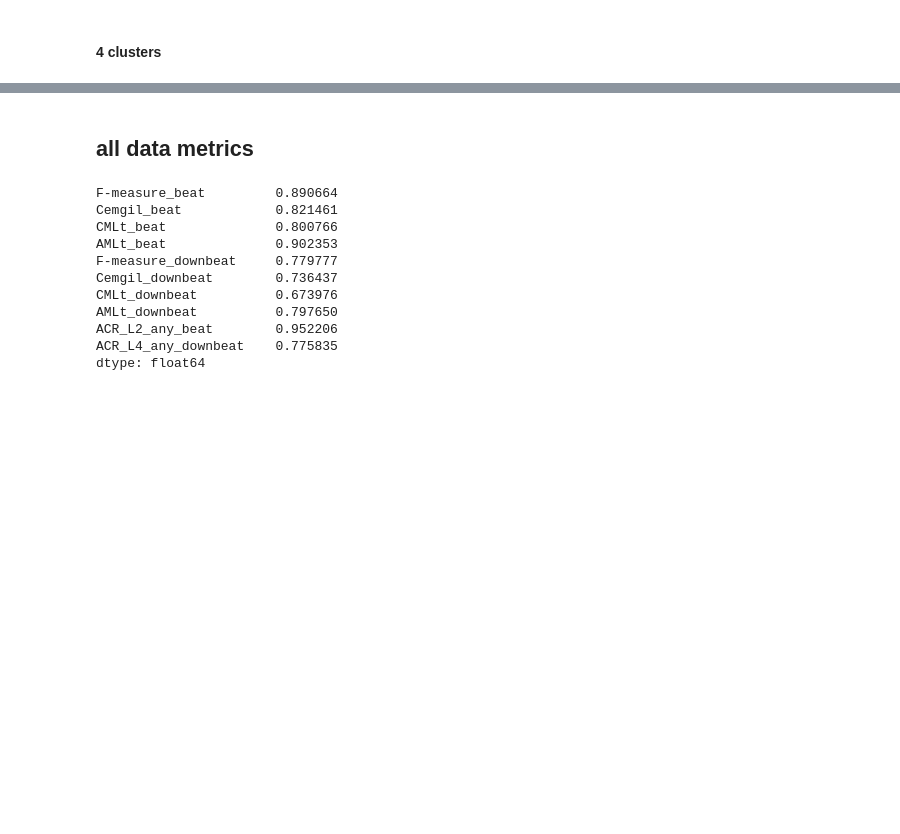
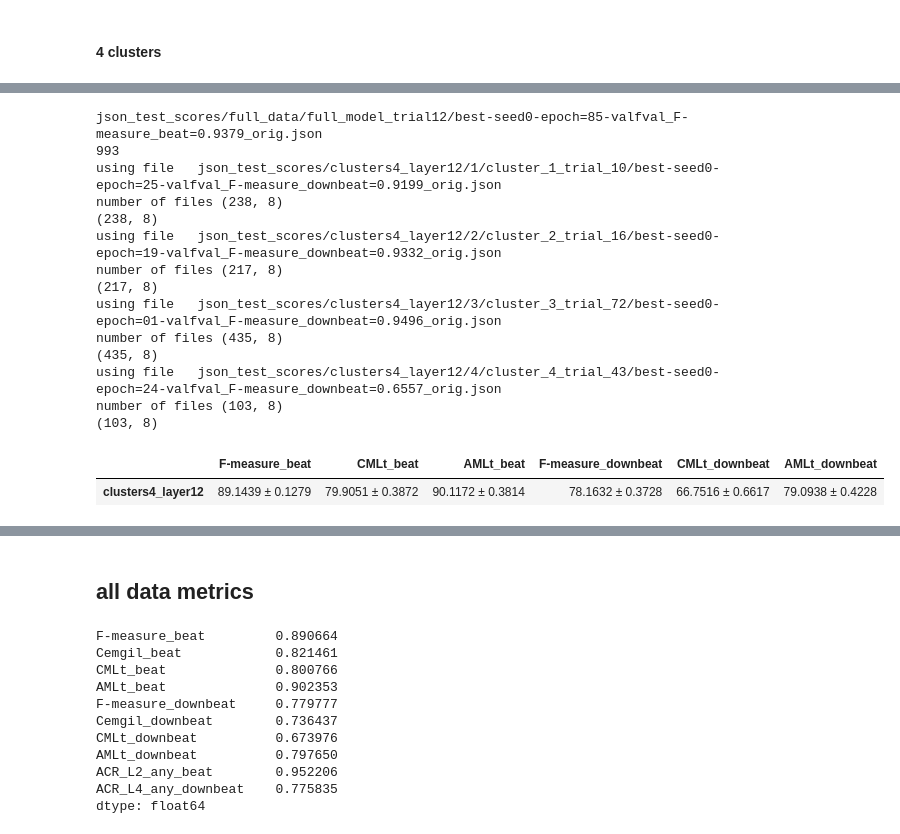
Before and after one commit to PulyaPolya/beat_this, a Jupyter notebook: results_evaluation.ipynb, the cells around one changed output, grey strips where cells are left out. Saved outputs shown, nothing was run; the diff lists cells and outputs as text; code cells hidden in the pictures; blank space fills up the shorter version.

```diff
--- a/results_evaluation.ipynb
+++ b/results_evaluation.ipynb
@@ -322,7 +326,7 @@ def construct_df_full_data (json_path,  seed, rename_columns = None, names = Non
         name = ""
         subfolder = "full_data_intermediate_checkpoints"
     folder = os.path.join(json_path, subfolder, name)  #
-    print(folder)
+
     prefix = f"best-seed{seed}" if best else f"seed_{seed}"
     file_scores = [file for file in os.listdir(folder) if prefix in file][0]
     #print(file_scores)
@@ -330,6 +334,8 @@ def construct_df_full_data (json_path,  seed, rename_columns = None, names = Non
     json1_str = json_file.read()
     json1_data = json.loads(json1_str)
     clsuter_keys = set(json1_data.keys())
+    if seed == 0:
+        print(os.path.join(folder, file_scores))
     #print(len(clsuter_keys))
     df  = pd.DataFrame(json1_data).T
     if rename_columns is not None:
@@ -338,7 +344,7 @@ def construct_df_full_data (json_path,  seed, rename_columns = None, names = Non
     return df
 
 # cerate df of results for the clustering configutation for one cluster
-def construct_df_clsuter_data(json_path, seed, cluster_config, cluster_number,rename_columns= None, names = None):
+def construct_df_clsuter_data(json_path, seed, cluster_config, cluster_number,rename_columns= None, names = None, all_metrics= False):
     if names:
         name = names[cluster_number]
     else:
@@ -350,7 +356,8 @@ def construct_df_clsuter_data(json_path, seed, cluster_config, cluster_number,re
 
     json_file = open(os.path.join(folder, file_scores))
     if seed == 0:
-        print(file_scores)
+        print(os.path.join(folder, file_scores))
+        #print(df.shape)
     json1_str = json_file.read()
     json1_data = json.loads(json1_str)
     clsuter_keys = set(json1_data.keys())
@@ -362,7 +369,7 @@ def construct_df_clsuter_data(json_path, seed, cluster_config, cluster_number,re
     return df
 
 # join results for all clusters in the given clustering configuration and join then in final df
-def construct_total_df (json_path, seed, cluster_config, cluster_numbers, rename_columns= None, names = None, skip_cluster = [], df_path = None):
+def construct_total_df (json_path, seed, cluster_config, cluster_numbers, rename_columns= None, names = None, skip_cluster = [], df_path = None, all_metrics = False):
     df_list = []
     #print(skip_cluster)
     for cluster_number in cluster_numbers:
@@ -370,9 +377,9 @@ def construct_total_df (json_path, seed, cluster_config, cluster_numbers, rename
             print(f"skipping cluster {cluster_number}")
             df_cluster  = get_restults_per_cluster(
                 json_path, cluster=cluster_number, seeds=[seed], cluster_config=cluster_config,
-                df_path=df_path, full=True, per_cluster=True, name = names[0], return_per_track=True
+                df_path=df_path, full=True, per_cluster=True, name = names[0], return_per_track=True, all_metrics= all_metrics
             )
-            col_down = [col for col in df_cluster.columns.values if "F-measure_downbeat" in col][0]
+            #col_down = [col for col in df_cluster.columns.values if "F-measure_downbeat" in col][0]
             #print(f"total sum for cluster {cluster_number} skipped is {df_cluster[col_down].sum()}")
             # res_base = pd.DataFrame.from_dict(scores_cl_base[0]  , orient="index", columns=[f"baseline"])
             # df_cluster = pd.DataFrame(res_base)
@@ -380,8 +387,8 @@ def construct_total_df (json_path, seed, cluster_config, cluster_numbers, rename
 
         else:
 
-            df_cluster = construct_df_clsuter_data(json_path, seed, cluster_config, cluster_number, rename_columns= rename_columns, names = names)
-            col_down = [col for col in df_cluster.columns.values if "F-measure_downbeat" in col][0]
+            df_cluster = construct_df_clsuter_data(json_path, seed, cluster_config, cluster_number, rename_columns= rename_columns, names = names, all_metrics= all_metrics)
+            #col_down = [col for col in df_cluster.columns.values if "F-measure_downbeat" in col][0]
            # print(f"total sum for cluster {cluster_number} is {df_cluster[col_down].sum()}")
         #print(f"cluster len is {len(df_cluster)}")
         if seed == 0:
@@ -429,9 +472,9 @@ def get_total_results (seeds, json_val_path,layer, clusters, ):
 # %%
-def get_total_results_new(seeds, json_val_path,layer = None, clusters = None, full = False, rename_columns = None, names = None, skip_cluster = [], df_path = None, decimals = 2, best = True):
+def get_total_results_new(seeds, json_val_path,layer = None, clusters = None, full = False, rename_columns = None, names = None, skip_cluster = [], df_path = None, decimals = 2, best = True,all_metrics = False):
     df_list = []
     for seed in seeds:
         if full:
-            df_total = construct_df_full_data (json_val_path, seed=seed, rename_columns=rename_columns, names = names, best= best)
+            df_total = construct_df_full_data (json_val_path, seed=seed, rename_columns=rename_columns, names = names, best= best, all_metrics= all_metrics)
             col_down = [col for col in df_total.columns.values if "F-measure_downbeat" in col][0]
             sum_full = df_total[col_down].sum()
             #print(f"total sum is {sum_full}")
@@ -440,8 +483,8 @@ def get_total_results_new(seeds, json_val_path,layer = None, clusters = None, fu
         else:
             cluster_numbers = np.arange(clusters) +1
             cluster_config = f"clusters{clusters}_layer{layer}"
-            df_total = construct_total_df (json_val_path, seed=seed, cluster_config=cluster_config, cluster_numbers=cluster_numbers,
-                                           rename_columns=rename_columns, names = names, skip_cluster = skip_cluster, df_path = df_path)
+            df_total = construct_total_df_new (json_val_path, seed=seed, cluster_config=cluster_config, cluster_numbers=cluster_numbers,
+                                           rename_columns=rename_columns, names = names, skip_cluster = skip_cluster, df_path = df_path, all_metrics= all_metrics)
             #print(f"the total cluster dif is {len(df_total)}")
         means_total = (df_total.mean()* 100).to_dict()
         means_total_renamed =means_total.copy()# rename_keys_dict(means_total)
@@ -3897,3 +3974,38 @@ skipping cluster 3
 skipping cluster 3
 |  | F-measure_beat | CMLt_beat | AMLt_beat | F-measure_downbeat | CMLt_downbeat | AMLt_downbeat |
 | clusters4_layer12 | 89.2162 ± 0.1295 | 80.0863 ± 0.422 | 90.2563 ± 0.3383 | 78.1963 ± 0.3334 | 66.7715 ± 0.5716 | 79.1715 ± 0.4536 |
+# %%
+seeds = [0,1,2,3,4,5,6,7,8,9] #1, 2,3,4
+names =["full_model_trial12", "cluster_1_trial_10", "cluster_2_trial_16", "cluster_3_trial_72", "cluster_4_trial_43"]
+json_path = "json_test_scores"
+df_seeds_mean, df_seeds_std, df_final_baseline = get_total_results_new(seeds = seeds, json_val_path = json_path,
+                                                                       full = True, names = names, decimals=4 ) #rename_columns="baseline"
+df_seeds_mean, df_seeds_std, df_final_clusters4_layer4 = get_total_results_new(seeds = seeds, json_val_path = json_path,
+         layer = 12, clusters = 4, names = names,  skip_cluster = [], df_path="data_cluster_assignments/df_cmeans_12_4clusters_new.csv", decimals=4 )
+configs = {
+    "clusters4_layer12": df_final_clusters4_layer4,
+
+    #"baseline": df_final_baseline
+}
+final_df_4 = pd.DataFrame(configs).T
+# #final_df["F1average"] = final_df[["F-measure_beat","F-measure_downbeat"]].mean(axis=1).round(3).astype(str)
+final_df_4 = remove_cemgil(final_df_4)
+#diff_vs_baseline = get_baseliine_diff (final_df , num_trials=1)
+final_df_4
+# %% [output]
+json_test_scores/full_data/full_model_trial12/best-seed0-epoch=85-valfval_F-measure_beat=0.9379_orig.json
+993
+using file   json_test_scores/clusters4_layer12/1/cluster_1_trial_10/best-seed0-epoch=25-valfval_F-measure_downbeat=0.9199_orig.json
+number of files (238, 8)
+(238, 8)
+using file   json_test_scores/clusters4_layer12/2/cluster_2_trial_16/best-seed0-epoch=19-valfval_F-measure_downbeat=0.9332_orig.json
+number of files (217, 8)
+(217, 8)
+using file   json_test_scores/clusters4_layer12/3/cluster_3_trial_72/best-seed0-epoch=01-valfval_F-measure_downbeat=0.9496_orig.json
+number of files (435, 8)
+(435, 8)
+using file   json_test_scores/clusters4_layer12/4/cluster_4_trial_43/best-seed0-epoch=24-valfval_F-measure_downbeat=0.6557_orig.json
+number of files (103, 8)
+(103, 8)
+|  | F-measure_beat | CMLt_beat | AMLt_beat | F-measure_downbeat | CMLt_downbeat | AMLt_downbeat |
+| clusters4_layer12 | 89.1439 ± 0.1279 | 79.9051 ± 0.3872 | 90.1172 ± 0.3814 | 78.1632 ± 0.3728 | 66.7516 ± 0.6617 | 79.0938 ± 0.4228 |
```
Also changed, not shown: parts of 10 cells of this notebook.
